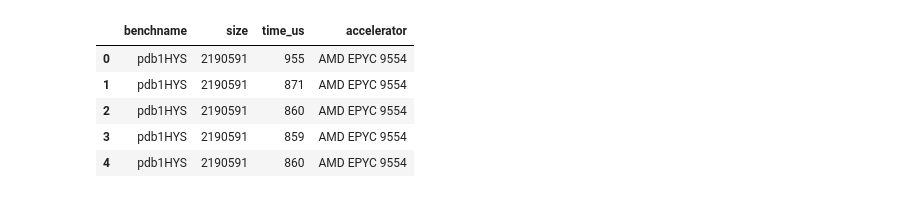
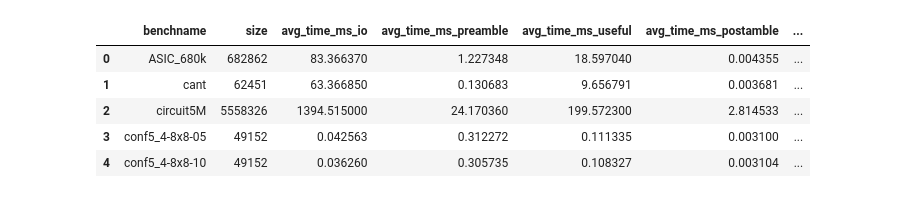
Before and after one commit to huawei-csl/pytorch-tcuscan, a Jupyter notebook: nbs/paper-plots/plt_spmv_comparison.ipynb, the cells around one changed output. Drawn from its saved outputs; the diff is of its cells as text; code cells hidden in the pictures.

```diff
--- a/nbs/paper-plots/plt_spmv_comparison.ipynb
+++ b/nbs/paper-plots/plt_spmv_comparison.ipynb
@@ -26,9 +33,13 @@ eigen_df["accelerator"] = "AMD EPYC 9554"
+# %%
+alp_df_ref = pd.concat(map(pd.read_csv, glob(join('../../', f"*alp_reference*.csv"))))
+alp_df_ref["accelerator"] = "Kunpeng 920 - ALP reference"
+alp_df_ref["time_us"] = alp_df_ref["avg_time_ms_useful"] * 1000
 # %%
-eigen_df.head()
+alp_df_ref.head()
 # %% [output]
-|  | benchname | size | time_us | accelerator |
-| 0 | pdb1HYS | 2190591 | 955 | AMD EPYC 9554 |
-| 1 | pdb1HYS | 2190591 | 871 | AMD EPYC 9554 |
-| 2 | pdb1HYS | 2190591 | 860 | AMD EPYC 9554 |
-| 3 | pdb1HYS | 2190591 | 859 | AMD EPYC 9554 |
-| 4 | pdb1HYS | 2190591 | 860 | AMD EPYC 9554 |
+|  | benchname | size | avg_time_ms_io | avg_time_ms_preamble | avg_time_ms_useful | avg_time_ms_postamble | ... |
+| 0 | ASIC_680k | 682862 | 83.366370 | 1.227348 | 18.597040 | 0.004355 | ... |
+| 1 | cant | 62451 | 63.366850 | 0.130683 | 9.656791 | 0.003681 | ... |
+| 2 | circuit5M | 5558326 | 1394.515000 | 24.170360 | 199.572300 | 2.814533 | ... |
+| 3 | conf5_4-8x8-05 | 49152 | 0.042563 | 0.312272 | 0.111335 | 0.003100 | ... |
+| 4 | conf5_4-8x8-10 | 49152 | 0.036260 | 0.305735 | 0.108327 | 0.003104 | ... |
```
Also changed, not shown: parts of 17 cells of this notebook, 1 other file.
